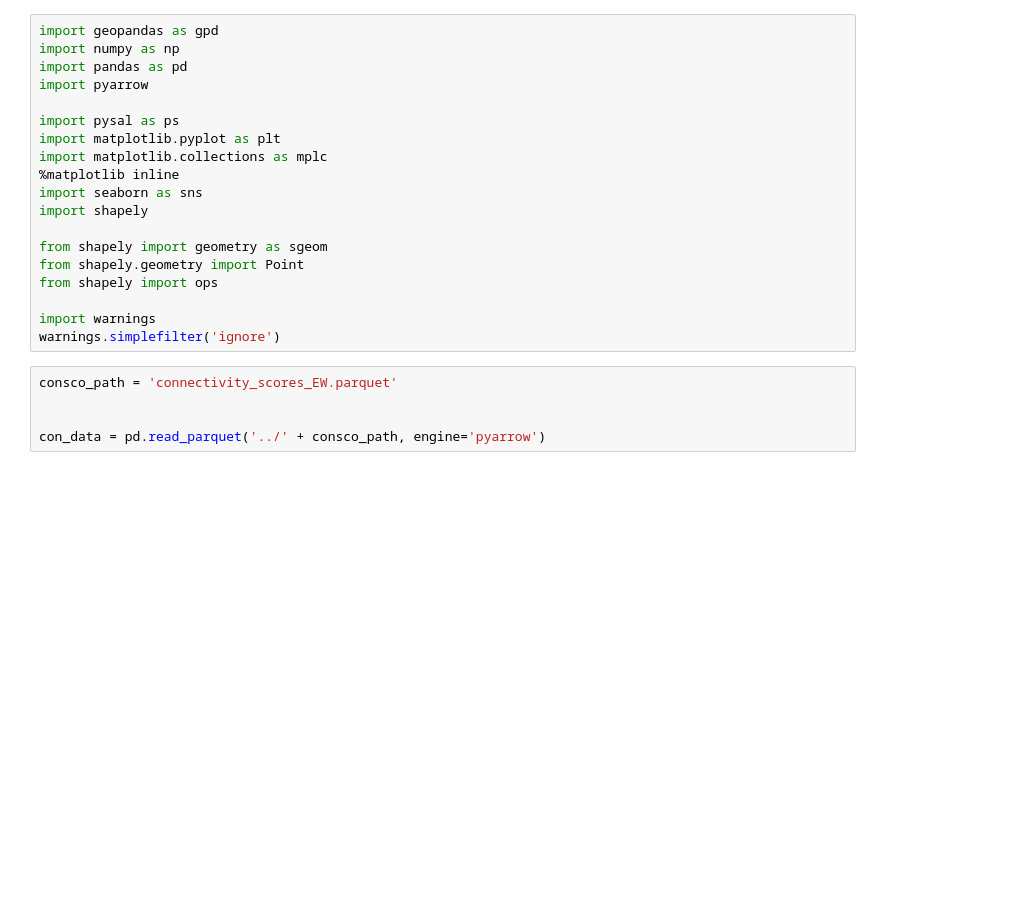
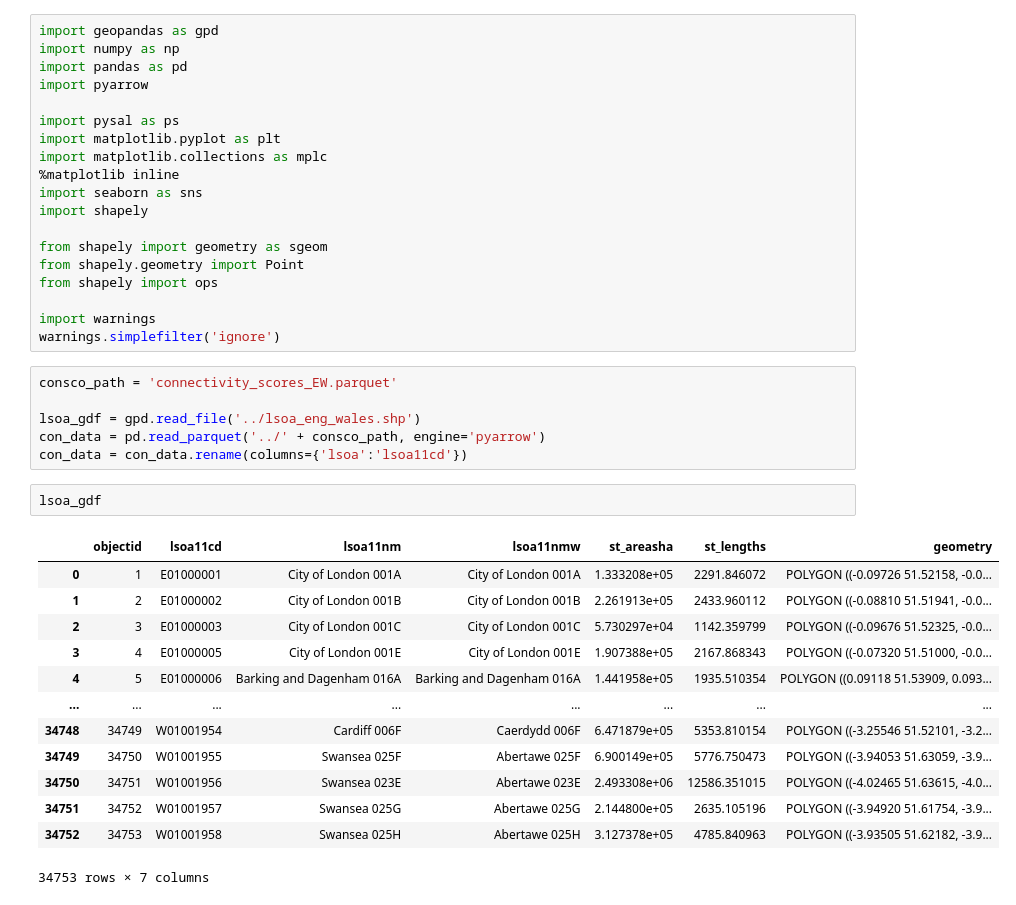
Before and after one commit to Qian-kj/spatial_analysis_of_transport_Turing, a Jupyter notebook: spatial_analysis.ipynb, the cells around one changed output. Cells and saved outputs as stored; diff of their text form; blank space fills up the shorter version.

```diff
--- a/spatial_analysis.ipynb
+++ b/spatial_analysis.ipynb
@@ -20,6 +20,23 @@ warnings.simplefilter('ignore')
 # %%
 consco_path = 'connectivity_scores_EW.parquet'
 
-
+lsoa_gdf = gpd.read_file('../lsoa_eng_wales.shp')
 con_data = pd.read_parquet('../' + consco_path, engine='pyarrow')
+con_data = con_data.rename(columns={'lsoa':'lsoa11cd'})
+# %%
+lsoa_gdf
+# %% [output]
+|  | objectid | lsoa11cd | lsoa11nm | lsoa11nmw | st_areasha | st_lengths | geometry |
+| 0 | 1 | E01000001 | City of London 001A | City of London 001A | 1.333208e+05 | 2291.846072 | POLYGON ((-0.09726 51.52158, -0.0... |
+| 1 | 2 | E01000002 | City of London 001B | City of London 001B | 2.261913e+05 | 2433.960112 | POLYGON ((-0.08810 51.51941, -0.0... |
+| 2 | 3 | E01000003 | City of London 001C | City of London 001C | 5.730297e+04 | 1142.359799 | POLYGON ((-0.09676 51.52325, -0.0... |
+| 3 | 4 | E01000005 | City of London 001E | City of London 001E | 1.907388e+05 | 2167.868343 | POLYGON ((-0.07320 51.51000, -0.0... |
+| 4 | 5 | E01000006 | Barking and Dagenham 016A | Barking and Dagenham 016A | 1.441958e+05 | 1935.510354 | POLYGON ((0.09118 51.53909, 0.093... |
+| ... | ... | ... | ... | ... | ... | ... | ... |
+| 34748 | 34749 | W01001954 | Cardiff 006F | Caerdydd 006F | 6.471879e+05 | 5353.810154 | POLYGON ((-3.25546 51.52101, -3.2... |
+| 34749 | 34750 | W01001955 | Swansea 025F | Abertawe 025F | 6.900149e+05 | 5776.750473 | POLYGON ((-3.94053 51.63059, -3.9... |
+| 34750 | 34751 | W01001956 | Swansea 023E | Abertawe 023E | 2.493308e+06 | 12586.351015 | POLYGON ((-4.02465 51.63615, -4.0... |
+| 34751 | 34752 | W01001957 | Swansea 025G | Abertawe 025G | 2.144800e+05 | 2635.105196 | POLYGON ((-3.94920 51.61754, -3.9... |
+| 34752 | 34753 | W01001958 | Swansea 025H | Abertawe 025H | 3.127378e+05 | 4785.840963 | POLYGON ((-3.93505 51.62182, -3.9... |
+34753 rows × 7 columns
 # %%
```
Also changed, not shown: parts of 7 cells of this notebook.
